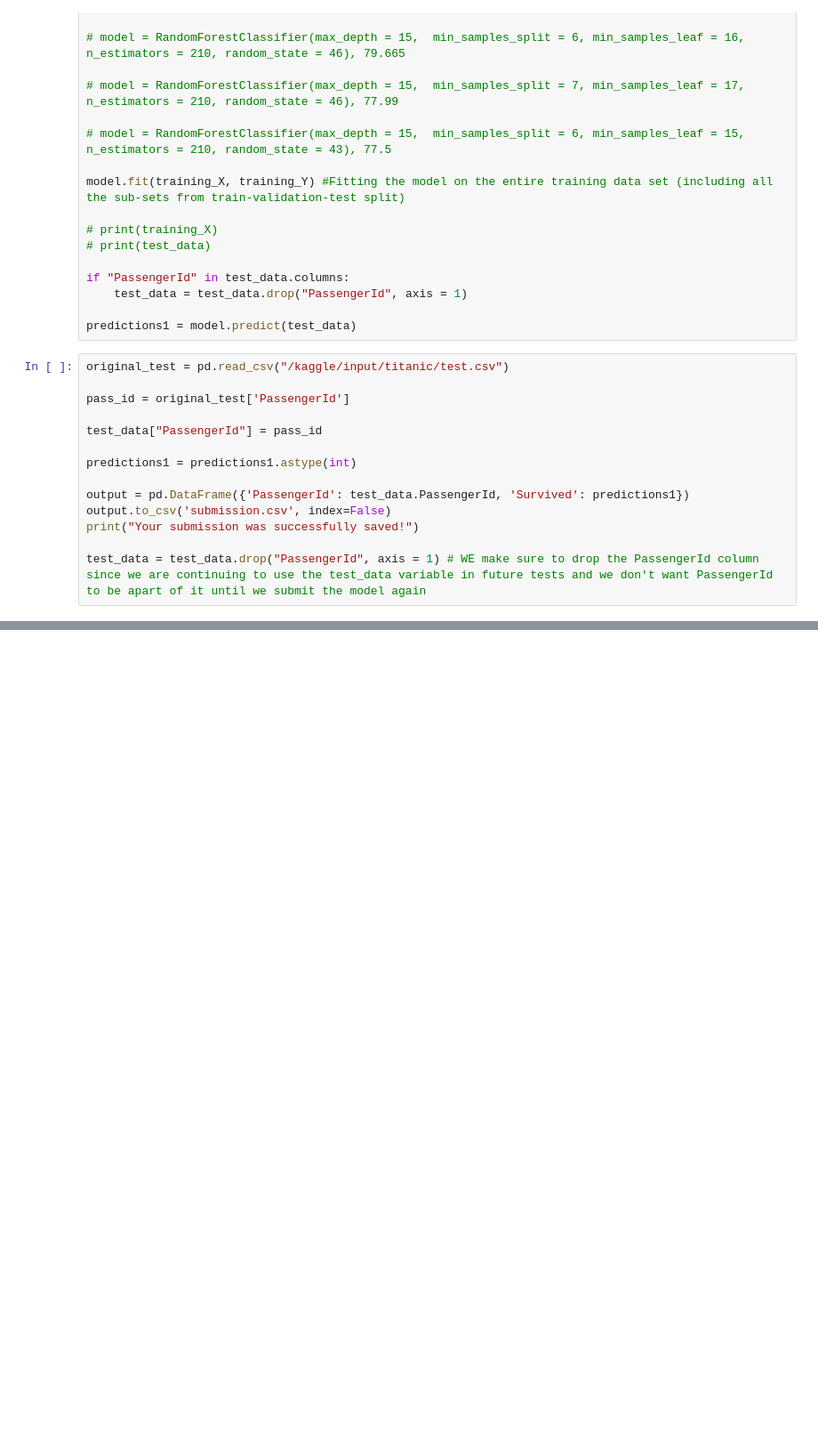
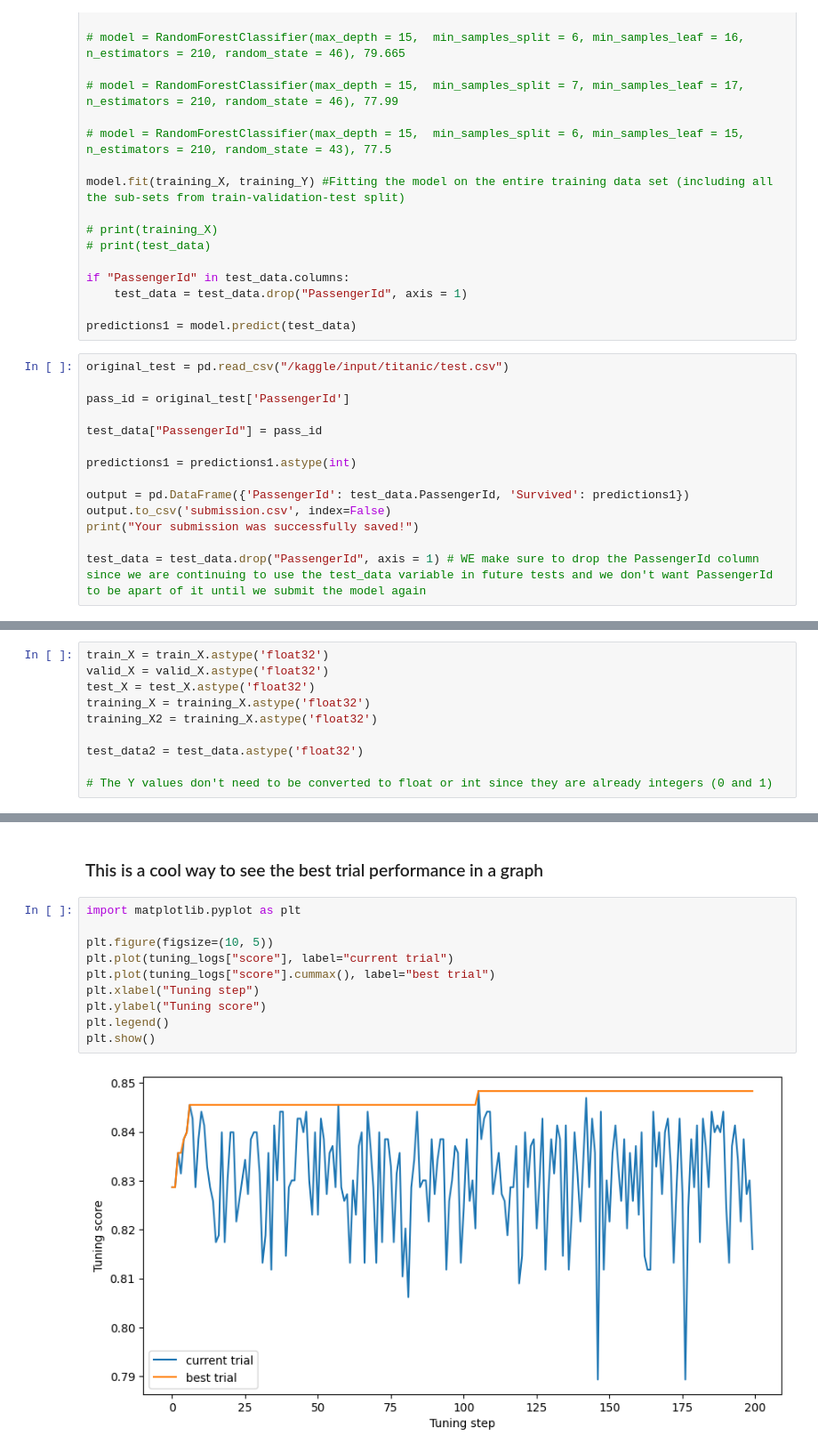
Before and after one commit to 23yem/Final-Titanic-Machine-Learning, a Jupyter notebook: titanic-random-forest-classifier.ipynb, the cells around one changed output, grey strips where cells are left out. Shown at 89% size. Drawn from its saved outputs; the diff is of its cells as text; blank space fills up the shorter version.

```diff
--- a/titanic-random-forest-classifier.ipynb
+++ b/titanic-random-forest-classifier.ipynb
@@ -1057,0 +1057,10 @@ test_data = test_data.drop("PassengerId", axis = 1) # WE make sure to drop the P
+# %%
+train_X = train_X.astype('float32')
+valid_X = valid_X.astype('float32')
+test_X = test_X.astype('float32')
+training_X = training_X.astype('float32')
+training_X2 = training_X.astype('float32')
+
+test_data2 = test_data.astype('float32')
+
+# The Y values don't need to be converted to float or int since they are already integers (0 and 1)
@@ -1057,0 +1469,14 @@ test_data = test_data.drop("PassengerId", axis = 1) # WE make sure to drop the P
+# %% [markdown]
+### This is a cool way to see the best trial performance in a graph
+# %%
+import matplotlib.pyplot as plt
+
+plt.figure(figsize=(10, 5))
+plt.plot(tuning_logs["score"], label="current trial")
+plt.plot(tuning_logs["score"].cummax(), label="best trial")
+plt.xlabel("Tuning step")
+plt.ylabel("Tuning score")
+plt.legend()
+plt.show()
+# %% [output]
+[figure, added]
```
Also changed, not shown: parts of 32 cells of this notebook, 4 other files.
